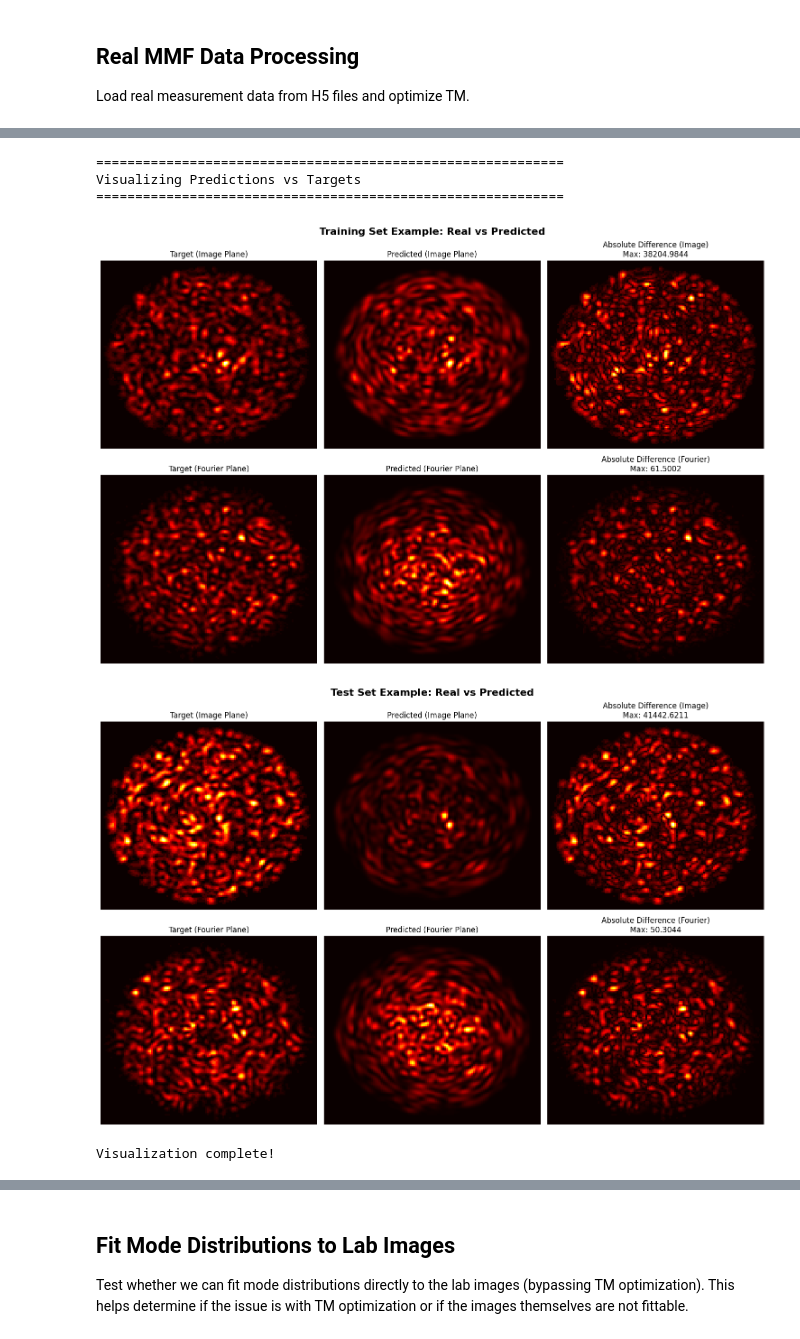
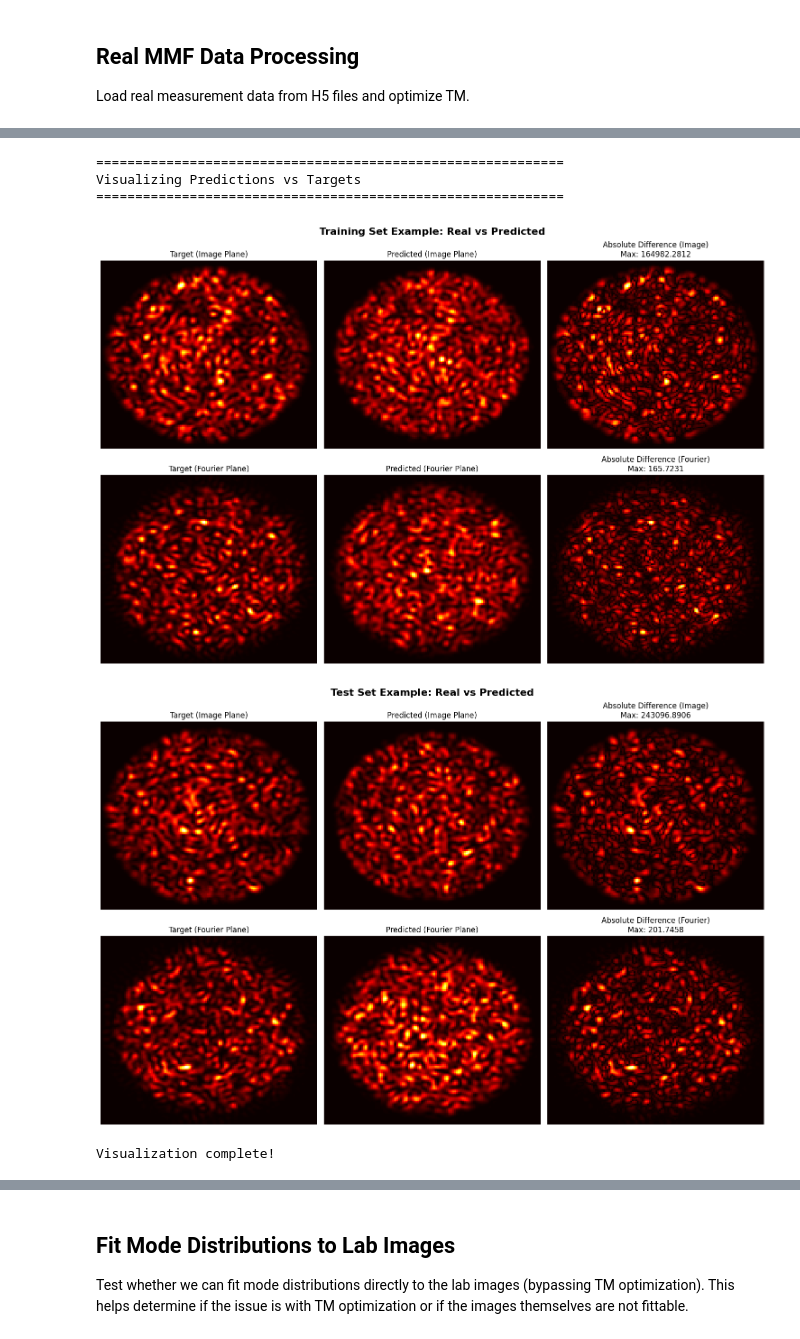
Before and after one commit to dvirmarsh/TM_aquisition, a Jupyter notebook: TM_retrieve.ipynb, the cells around one changed output, grey strips where cells are left out. Saved outputs shown, nothing was run; the diff lists cells and outputs as text; code cells hidden in the pictures.

```diff
--- a/TM_retrieve.ipynb
+++ b/TM_retrieve.ipynb
@@ -508,8 +524,8 @@ for side in ['tran', 'ref']:
 
 tran_im_factor = magnification**2*bs_split/(1-bs_split)*et_ratio
 # lab data
-h5_file_path = "measurement_sampler_data2.h5"  # Update with your H5 file path
-experiment_group = "experiment_0"  # Update with the experiment group name
+h5_file_path = "measurement_sampler_data3.h5"  # Update with your H5 file path
+experiment_group = "experiment_1"  # Update with the experiment group name
 train_test_ratio = 0.8
 train_data, test_data = load_real_mmf_data(
     h5_file_path=h5_file_path,
@@ -521,8 +537,8 @@ train_data, test_data = load_real_mmf_data(
 
 # System parameters
 wavelength = 632.8e-9
-cladding_index = 1.457
-core_index = np.sqrt(cladding_index**2 + NA**2)
+core_index = 1.457
+cladding_index = np.sqrt(core_index**2 - NA**2)
 N_0 = 128
 f = 200e-3 # focal length of the lens
 mult_factor = {
@@ -653,7 +669,7 @@ Load real measurement data from H5 files and optimize TM.
 # %%
 # ===== Real MMF Data Processing =====
 # Configuration
-h5_file_path = "measurement_sampler_data2.h5"  # Update with your H5 file path
+h5_file_path = "measurement_sampler_data3.h5"  # Update with your H5 file path
 experiment_group = "experiment_0"  # Update with the experiment group name
 train_test_ratio = 0.8  # 80% training, 20% testing
 
@@ -755,7 +772,8 @@ history_real = optimize_tm_slm(
     planes='both',
     optimize_aberrations=optimize_aberrations,
     test_data=test_data,  # Pass test data to track test loss
-    use_exposure_normalization=False  # Enable exposure time normalization for real lab data
+    use_exposure_normalization=False,  # Enable exposure time normalization for real lab data
+    symmetric_tm=False
 )
 
 end_time = time.time()
@@ -991,8 +1009,8 @@ Final TM Norm: 34.236259
 ============================================================
 Visualizing Predictions vs Targets
 ============================================================
-[figure, old version]
+[figure, new version]
-[figure, old version]
+[figure, new version]
 Visualization complete!
 # %%
 print(train_data['intensity_targets'].shape)
```
Also changed, not shown: parts of 9 cells of this notebook, 2 other files.
